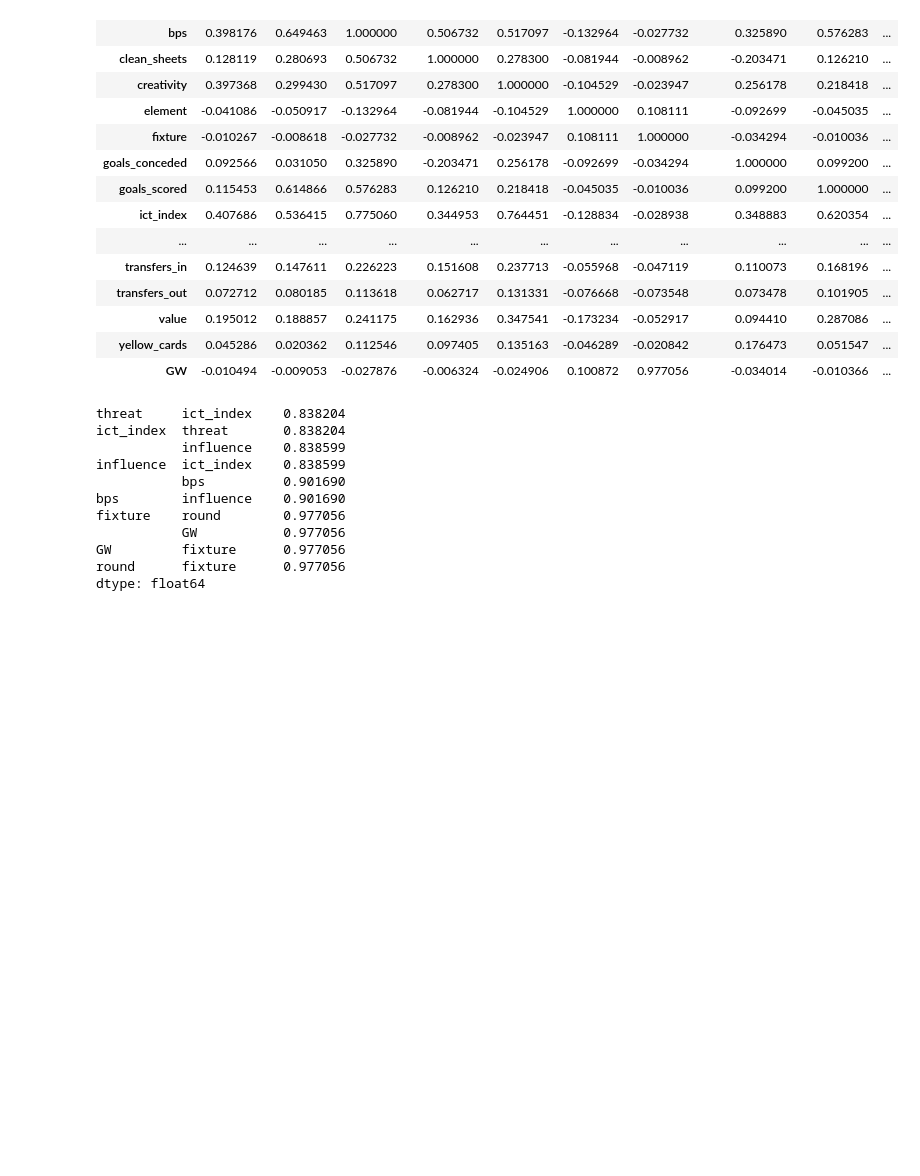
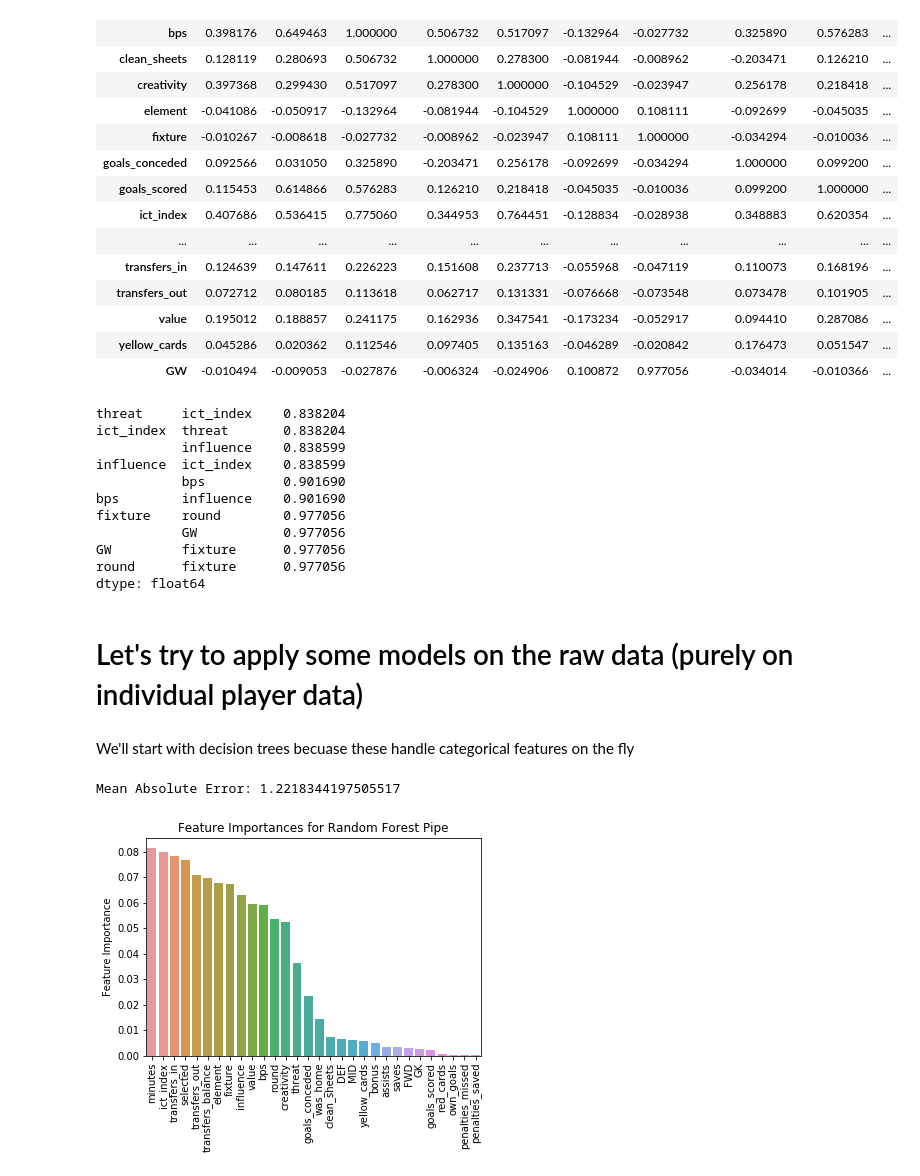
Before and after one commit to eklavyaj/FPL-Predictor, a Jupyter notebook: EDA-marvin.ipynb, the cells around one changed output. Drawn from its saved outputs; the diff is of its cells as text; code cells hidden in the pictures; blank space fills up the shorter version.

Commit message:
random forest feature imp

```diff
--- a/EDA-marvin.ipynb
+++ b/EDA-marvin.ipynb
@@ -184,3 +202,7 @@ fixture    round        0.977056
 GW         fixture      0.977056
 round      fixture      0.977056
 dtype: float64
+# %% [markdown]
+# Let's try to apply some models on the raw data (purely on individual player data)
+# %% [markdown]
+We'll start with decision trees becuase these handle categorical features on the fly
@@ -186,0 +216,37 @@ dtype: float64
+# %%
+# Get rid of any non-individual statistics or statistics that don't capture player performance
+non_individual_stats = ['name', 'season_x', 'kickoff_time', 'opponent_team', 'opp_team_name', 'team_a_score', 'team_h_score', 'GW']
+df_x = df_x.drop(columns=non_individual_stats, errors='ignore')
+
+# Split the dataset into train and test using STRUCTURED SPLITTING
+x_dev, x_test, y_dev, y_test = train_test_split(df_x, df_y, test_size = 0.2, shuffle=False)
+
+# Fit the random forest classifier
+preprocess = make_column_transformer((OneHotEncoder(handle_unknown="ignore"), ['position']), remainder="passthrough")
+pipe = make_pipeline(preprocess, RandomForestClassifier())
+pipe.fit(x_dev, y_dev)
+
+# Test accuracies on the most recent 20% of data
+y_pred = pipe.predict(x_test)
+
+print("Mean Absolute Error: " + str(mean_absolute_error(y_test, y_pred)))
+# %% [output]
+Mean Absolute Error: 1.2218344197505517
+# %%
+# Build the list of feature names
+ohe_feature_names = preprocess.named_transformers_["onehotencoder"].get_feature_names().tolist()
+ohe_feature_names = [x[3:] for x in ohe_feature_names]
+feature_names = ohe_feature_names + list(df_x.drop(columns=['position']).columns)
+
+# Get the importance of features
+feat_imps = zip(feature_names, pipe[1].feature_importances_)
+feats, imps = zip(*(sorted(list(filter(lambda x: x[1] != 0, feat_imps)), key=lambda x: x[1], reverse=True)))
+
+# Plot the results
+ax = sns.barplot(list(feats), list(imps))
+ax.tick_params(axis='x', rotation=90)
+ax.set_title('Feature Importances for Random Forest Pipe')
+ax.set_ylabel('Feature Importance')
+plt.show()
+# %% [output]
+[figure, added]
```
Also changed, not shown: parts of 9 cells of this notebook.
